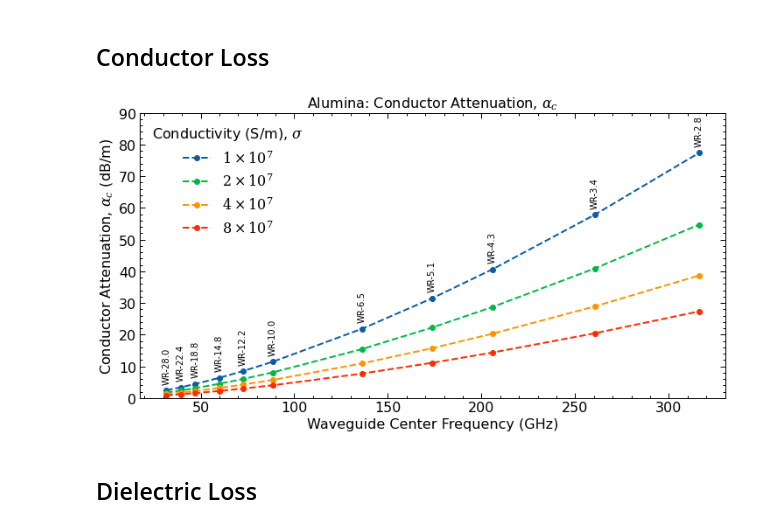
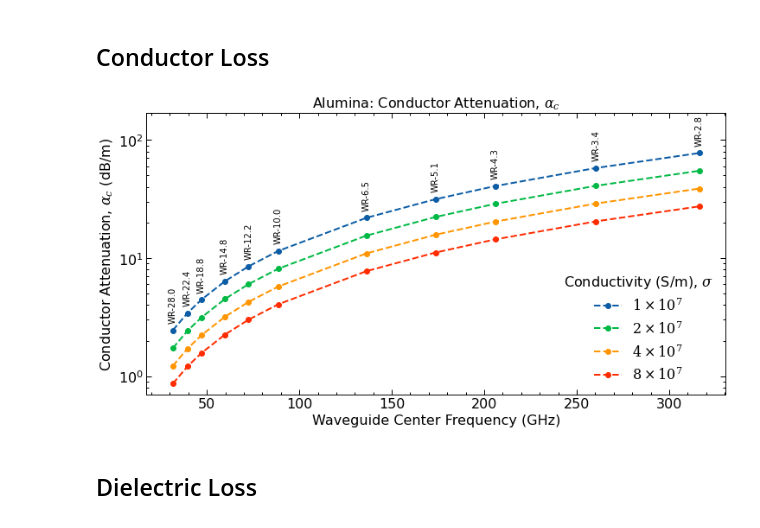
Before and after one commit to garrettj403/Waveguide, a Jupyter notebook: examples/conductor-vs-dielectric-attenuation.ipynb, the cells around one changed output. Saved outputs shown, nothing was run; the diff lists cells and outputs as text; code cells hidden in the pictures.

```diff
--- a/examples/conductor-vs-dielectric-attenuation.ipynb
+++ b/examples/conductor-vs-dielectric-attenuation.ipynb
@@ -76,13 +82,13 @@ for i, _cond in np.ndenumerate(conductivity_list):
     for _fc, _dim in zip(f_center, dimensions):
         alpha_c.append(conductor_loss(_fc, _cond, _dim[0], _dim[1], er=er))
     alpha_c = np.array(alpha_c)
-    plt.plot(f_center/1e9, np2db(alpha_c), marker='o', ls='--', label=r"${:.0f}\times10^7$".format(_cond/1e7))
+    plt.semilogy(f_center/1e9, np2db(alpha_c), marker='o', ls='--', label=r"${:.0f}\times10^7$".format(_cond/1e7))
     if i[0] == 0:
         for _f, _a, _wr in zip(f_center/1e9, np2db(alpha_c), wr_sizes):
-            plt.text(_f, _a+1, "WR-{:.1f}".format(_wr), ha='center', va='bottom', rotation=90)
+            plt.text(_f, _a*1.15, "WR-{:.1f}".format(_wr), ha='center', va='bottom', rotation=90)
 plt.ylabel(r"Conductor Attenuation, $\alpha_c$ (dB/m)")
 plt.xlabel("Waveguide Center Frequency (GHz)")
 plt.legend(title="Conductivity (S/m), $\sigma$")
-plt.ylim([0, 55])
+plt.ylim([0.3, 110])
 plt.savefig("results/waveguide-loss-hdpe-alphac.png", dpi=400);
 # %% [output]
@@ -122,28 +128,28 @@ plt.savefig("results/waveguide-loss-hdpe-alphad.png", dpi=400);
 # %%
 # Relative permittivity
 er = 10
 
 # Conductivity of waveguide walls
 conductivity_list = np.array([1.0e7, 2.0e7, 4.0e7, 8.0e7])
 
 plt.figure(figsize=(12,6))
 plt.title(r"Alumina: Conductor Attenuation, $\alpha_c$")
 for i, _cond in np.ndenumerate(conductivity_list):
     alpha_c = []
     for _fc, _dim in zip(f_center, dimensions):
         alpha_c.append(conductor_loss(_fc, _cond, _dim[0], _dim[1], er=er))
     alpha_c = np.array(alpha_c)
-    plt.plot(f_center/1e9, np2db(alpha_c), marker='o', ls='--', label=r"${:.0f}\times10^7$".format(_cond/1e7))
+    plt.semilogy(f_center/1e9, np2db(alpha_c), marker='o', ls='--', label=r"${:.0f}\times10^7$".format(_cond/1e7))
     if i[0] == 0:
         for _f, _a, _wr in zip(f_center/1e9, np2db(alpha_c), wr_sizes):
-            plt.text(_f, _a+2, "WR-{:.1f}".format(_wr), ha='center', va='bottom', rotation=90)
+            plt.text(_f, _a*1.15, "WR-{:.1f}".format(_wr), ha='center', va='bottom', rotation=90)
 plt.ylabel(r"Conductor Attenuation, $\alpha_c$ (dB/m)")
 plt.xlabel("Waveguide Center Frequency (GHz)")
 plt.legend(title="Conductivity (S/m), $\sigma$")
-plt.ylim([0, 90])
+plt.ylim([0.7, 170])
 plt.savefig("results/waveguide-loss-alumina-alphac.png", dpi=400);
 # %% [output]
-[figure, old version]
+[figure, new version]
 # %% [markdown]
 ## Dielectric Loss
 # %%
```
Also changed, not shown: parts of 2 cells of this notebook, 3 other files.
